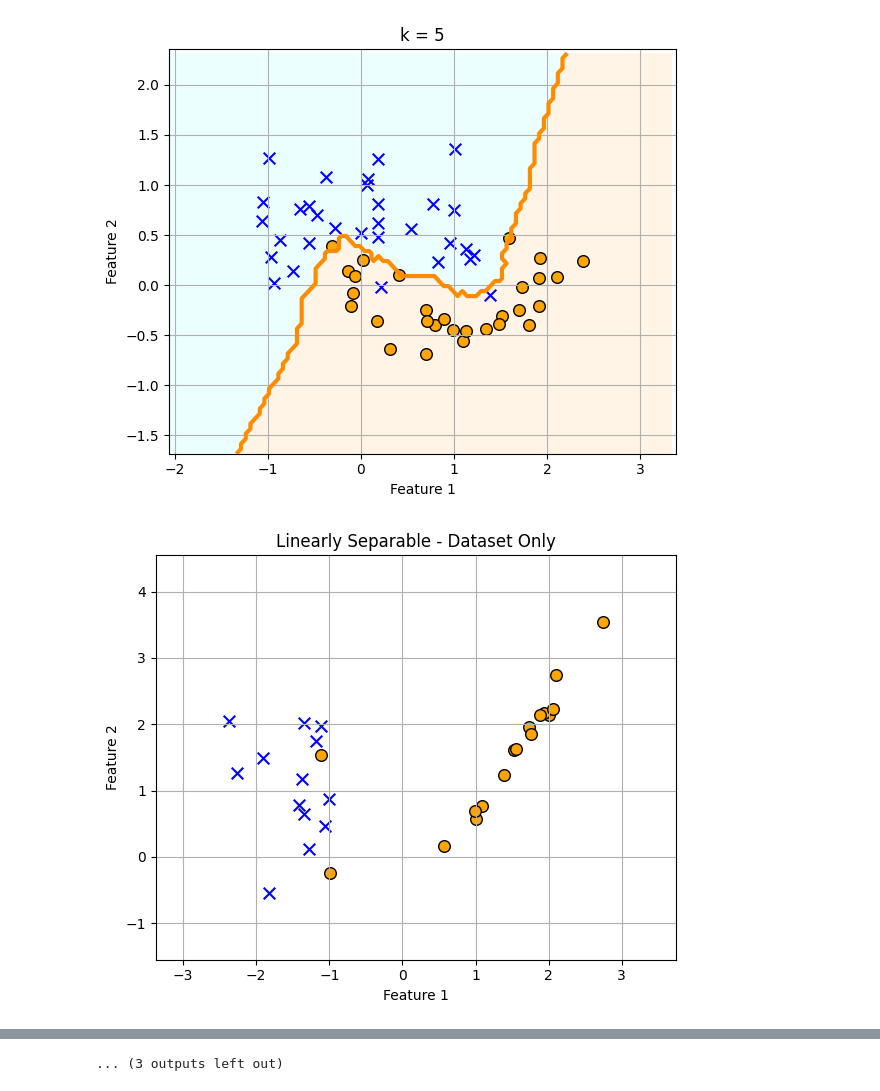
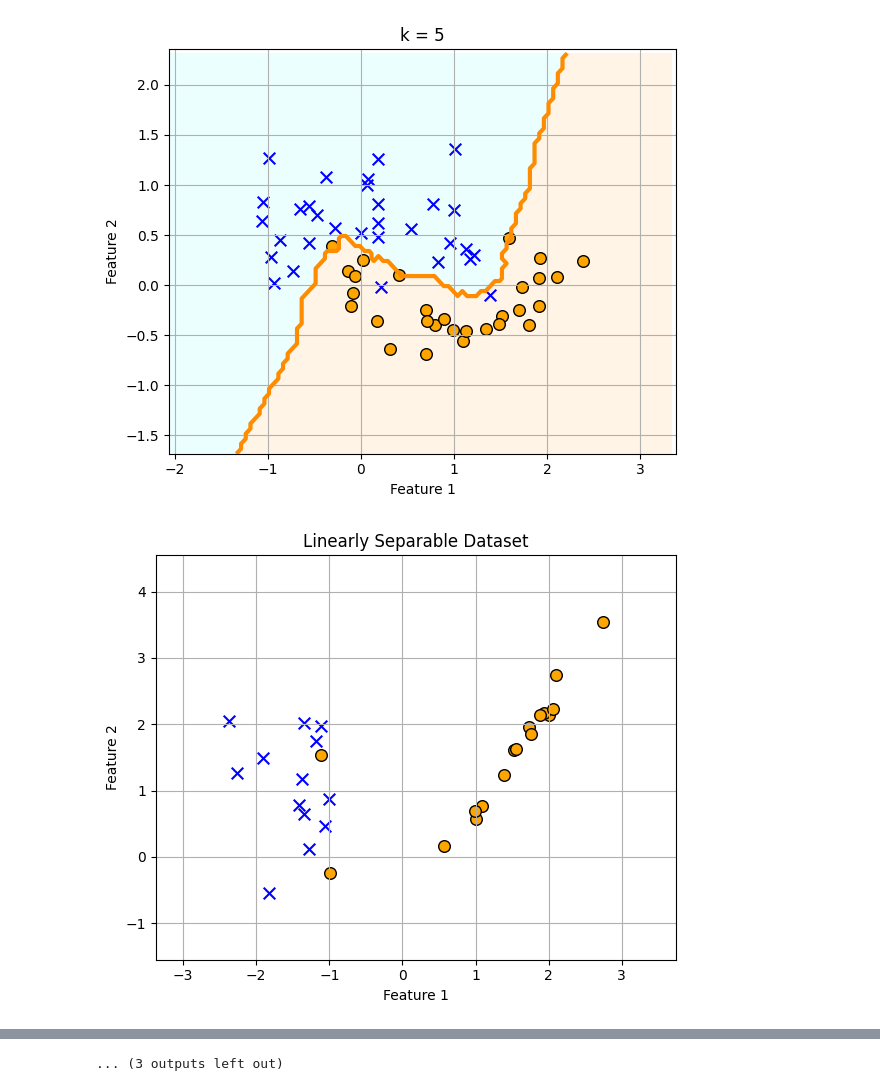
Before and after one commit to takeshi-teshima/lecture-supplement-material, a Jupyter notebook: Introduction-to-AI/01_18_kNN.ipynb, the cells around one changed output, grey strips where cells are left out. Cells and saved outputs as stored; diff of their text form; code cells hidden in the pictures.

```diff
--- a/Introduction-to-AI/01_18_kNN.ipynb
+++ b/Introduction-to-AI/01_18_kNN.ipynb
@@ -87,7 +87,7 @@ def generate_and_plot_all(title_prefix, dataset_func, dataset_kwargs, label_nois
     xlim = (x_min, x_max)
     ylim = (y_min, y_max)
 
-    plot_dataset_only(X, y, xlim, ylim, title=f"{title_prefix} - Dataset Only")
+    plot_dataset_only(X, y, xlim, ylim, title=f"{title_prefix} Dataset")
     plot_single_knn(X, y, k=1, xlim=xlim, ylim=ylim, title_prefix=title_prefix, show_voronoi=False)
     plot_single_knn(X, y, k=1, xlim=xlim, ylim=ylim, title_prefix=title_prefix, show_voronoi=True)
     plot_single_knn(X, y, k=3, xlim=xlim, ylim=ylim, title_prefix=title_prefix)
@@ -144,7 +144,7 @@ generate_and_plot_all(
 [figure]
 [figure]
 [figure]
 [figure]
-[figure, old version]
+[figure, new version]
 [figure]
 ... (3 outputs left out)
```
Also changed, not shown: parts of 3 cells of this notebook, 3 other files.
